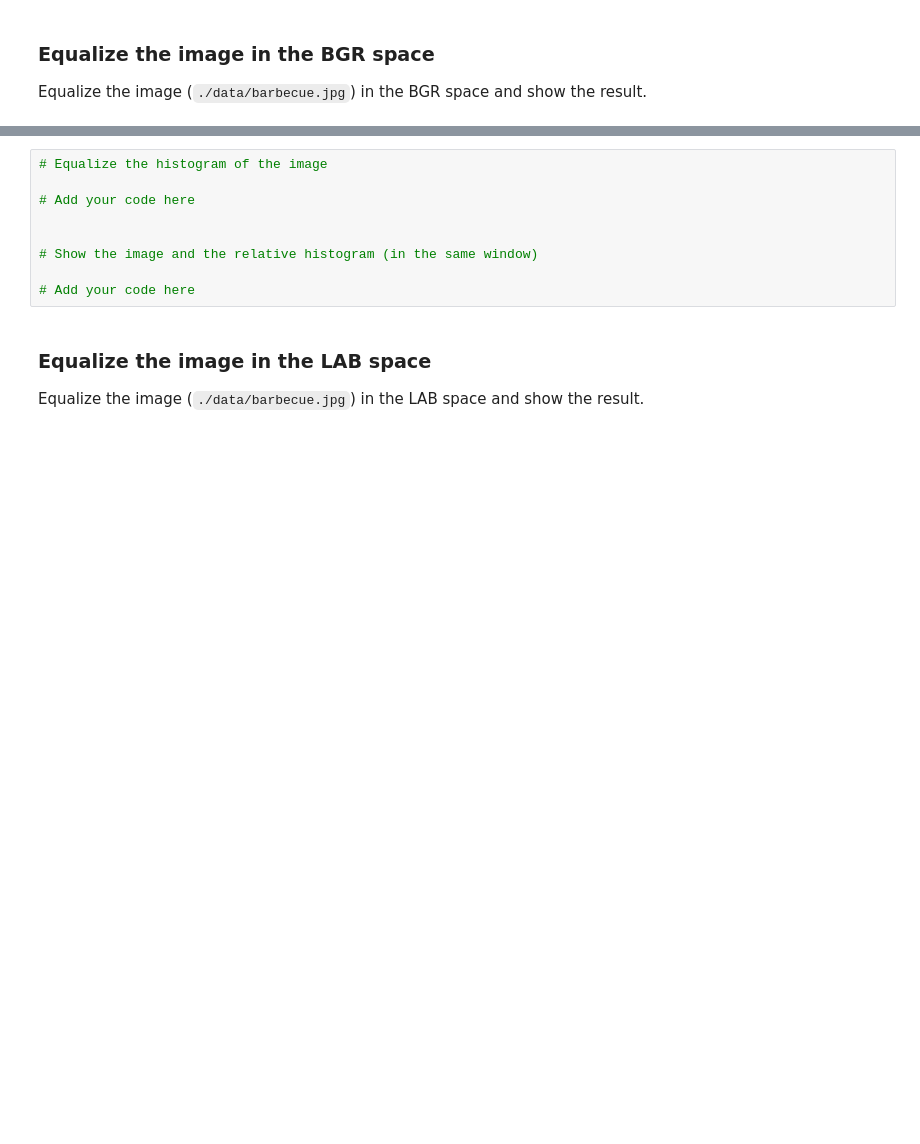
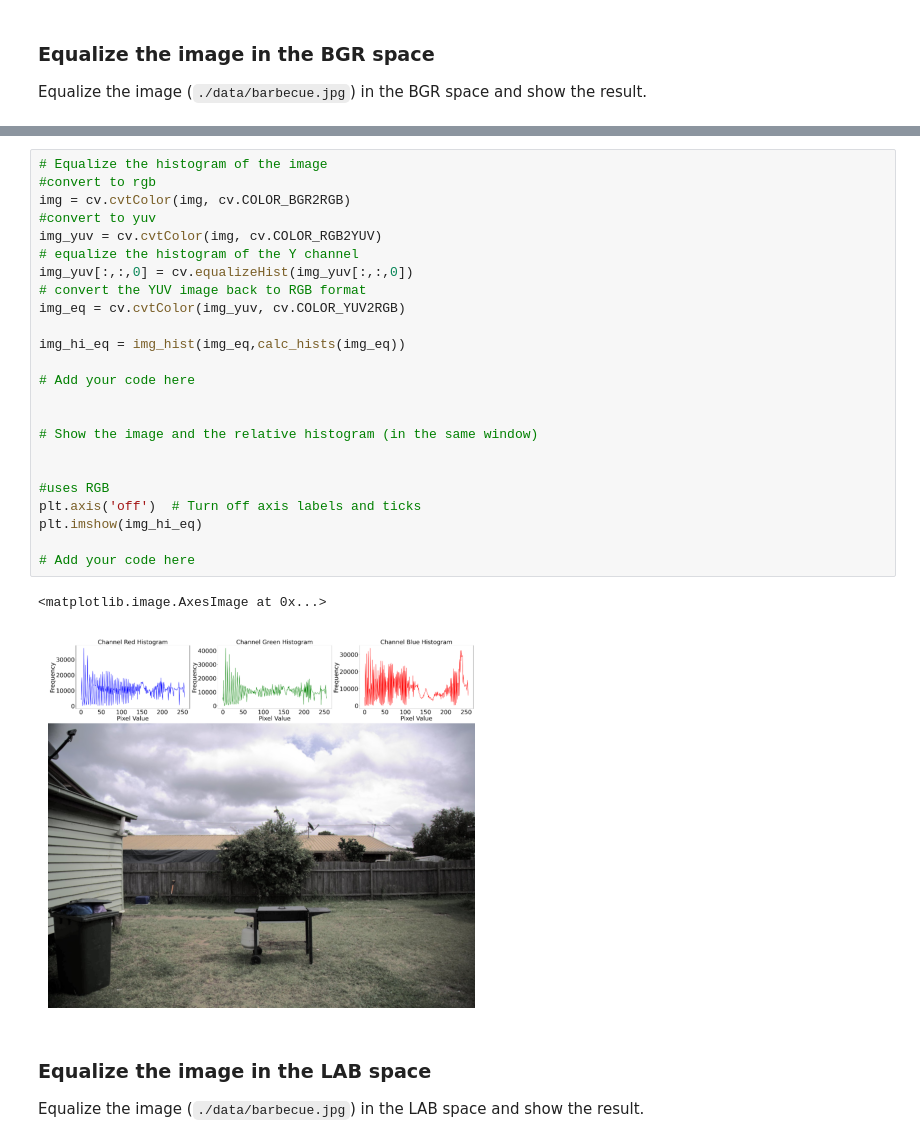
Before and after one commit to r15i/lab-computer-vision, a Jupyter notebook: lab1(consegna)/risi_emilio_lab01.ipynb, the cells around one changed output, grey strips where cells are left out. Cells and saved outputs as stored; diff of their text form; blank space fills up the shorter version.

```diff
--- a/lab1(consegna)/risi_emilio_lab01.ipynb
+++ b/lab1(consegna)/risi_emilio_lab01.ipynb
@@ -149,12 +157,30 @@ Text(0.5, 1.0, 'Image')
-# %%
-# Equalize the histogram of the image
-
-# Add your code here
-
-
-# Show the image and the relative histogram (in the same window)
-
-# Add your code here
+# %%
+# Equalize the histogram of the image
+#convert to rgb
+img = cv.cvtColor(img, cv.COLOR_BGR2RGB)
+#convert to yuv
+img_yuv = cv.cvtColor(img, cv.COLOR_RGB2YUV)
+# equalize the histogram of the Y channel
+img_yuv[:,:,0] = cv.equalizeHist(img_yuv[:,:,0])
+# convert the YUV image back to RGB format
+img_eq = cv.cvtColor(img_yuv, cv.COLOR_YUV2RGB)
+
+img_hi_eq = img_hist(img_eq,calc_hists(img_eq))
+
+# Add your code here
+
+
+# Show the image and the relative histogram (in the same window)
+
+
+#uses RGB
+plt.axis('off')  # Turn off axis labels and ticks
+plt.imshow(img_hi_eq)
+
+# Add your code here
+# %% [output]
+<matplotlib.image.AxesImage at 0x...>
+[figure, added]
 # %% [markdown]
 ### Equalize the image in the LAB space
 
```
Also changed, not shown: parts of 11 cells of this notebook, 3 other files.
